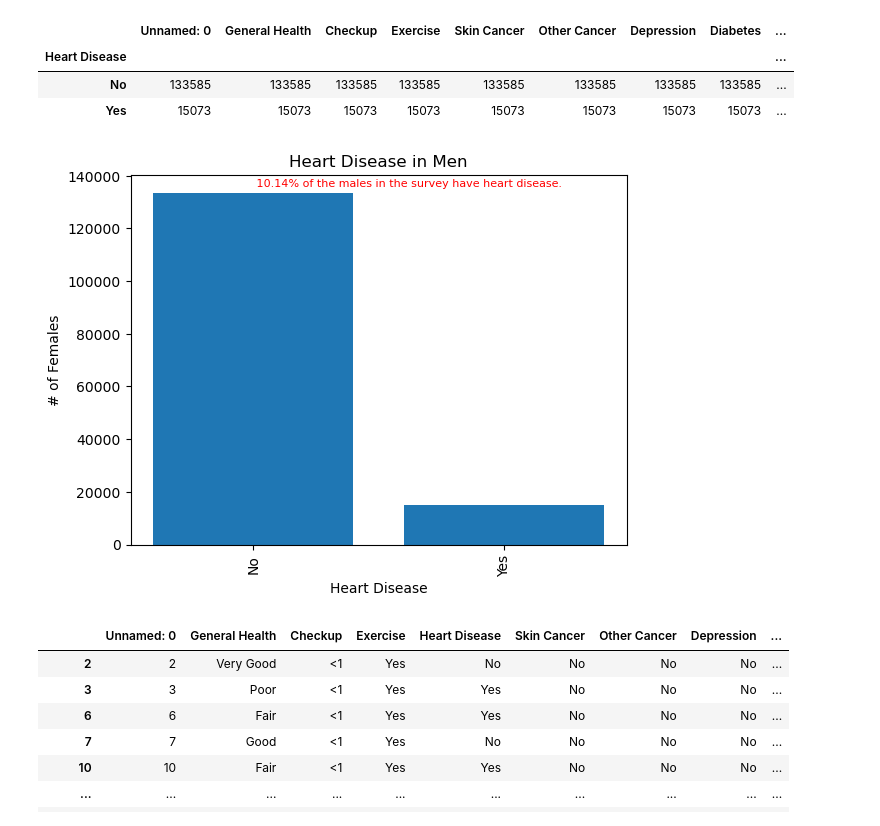
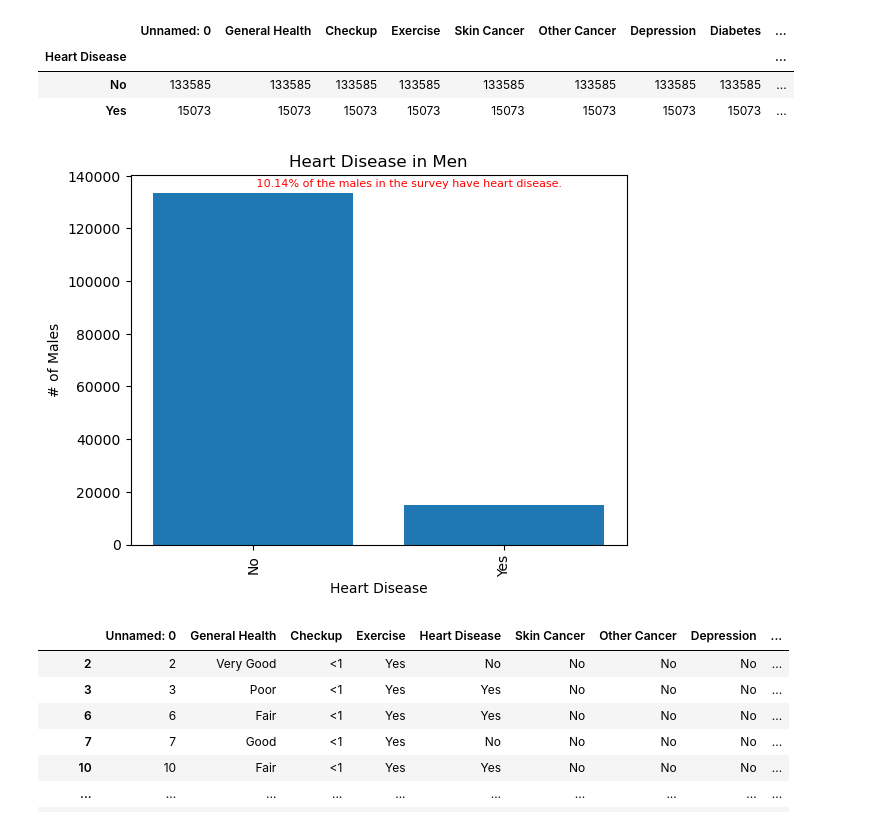
Before and after one commit to laxleary/Project-1, a Jupyter notebook: Data Cleaning/sophia_cleaning_file.ipynb, the cells around one changed output. Cells and saved outputs as stored; diff of their text form; code cells hidden in the pictures.

Commit message:
Saved other graph and updated label on a different graph

```diff
--- a/Data Cleaning/sophia_cleaning_file.ipynb
+++ b/Data Cleaning/sophia_cleaning_file.ipynb
@@ -115,20 +118,20 @@ There were 10.14% of males in the survey that have heart disease.
 # %%
 #Create a bar chart that compares the number of males with heart disease to the number of males without heart disease
 male_chart= male_df['Heart Disease'].value_counts()
 plt.bar(male_chart.index.values,male_chart.values)
 plt.xlabel('Heart Disease')
-plt.ylabel('# of Females')
+plt.ylabel('# of Males')
 plt.xticks(rotation=90)
 plt.title("Heart Disease in Men")
 plt.annotate(f' {male_percent}% of the males in the survey have heart disease.', (0,136000), color='r', fontsize=8)
 
 #Save the final graph
 plt.savefig("Images/males_vs_heart_disease.png")
 
 #Show the chart
 plt.show()
 # %% [output]
-[figure, old version]
+[figure, new version]
 # %%
 #Question 2
 #Create a reduced dataframe including only the people that exercise
```
Also changed, not shown: parts of 1 cell of this notebook, 2 other files.
